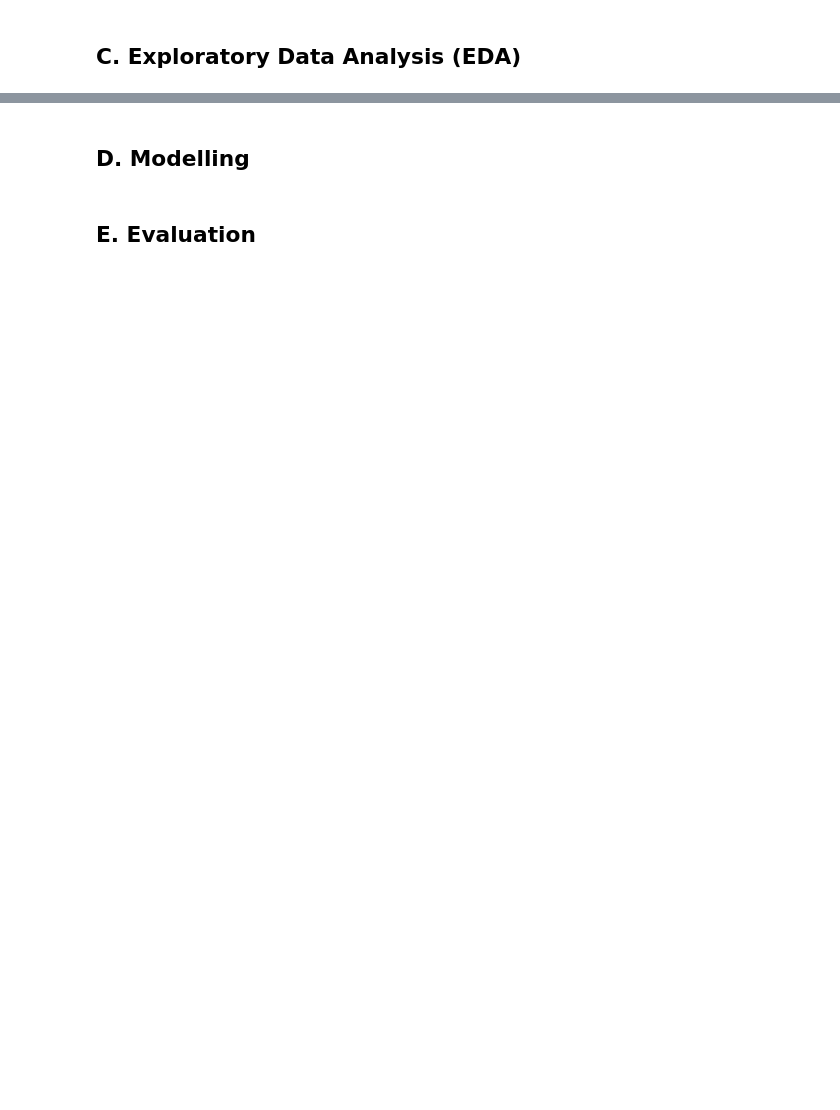
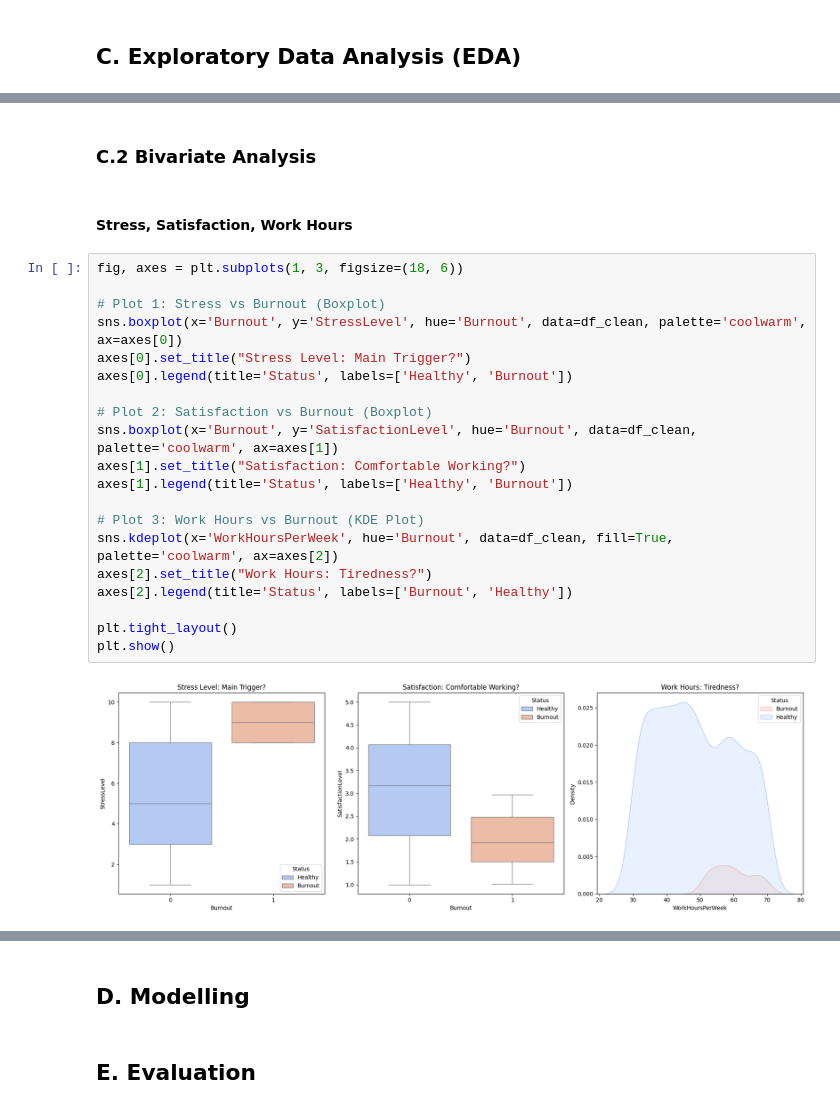
Before and after one commit to HablSank/1Day-1Dataset_MachineLearningProject, a Jupyter notebook: Day-16/Support Vector Machine (HR Burnout)/synthetic_employee_burnout.ipynb, the cells around one changed output, grey strips where cells are left out. Cells and saved outputs as stored; diff of their text form; blank space fills up the shorter version.

Commit message:
Day - 16 (Support Vector Machine) Exploratory Data Done

```diff
--- a/Day-16/Support Vector Machine (HR Burnout)/synthetic_employee_burnout.ipynb
+++ b/Day-16/Support Vector Machine (HR Burnout)/synthetic_employee_burnout.ipynb
@@ -208,0 +233,26 @@ df_clean.head()
+# %% [markdown]
+### C.2 Bivariate Analysis
+# %% [markdown]
+#### Stress, Satisfaction, Work Hours
+# %%
+fig, axes = plt.subplots(1, 3, figsize=(18, 6))
+
+# Plot 1: Stress vs Burnout (Boxplot)
+sns.boxplot(x='Burnout', y='StressLevel', hue='Burnout', data=df_clean, palette='coolwarm', ax=axes[0])
+axes[0].set_title("Stress Level: Main Trigger?")
+axes[0].legend(title='Status', labels=['Healthy', 'Burnout'])
+
+# Plot 2: Satisfaction vs Burnout (Boxplot)
+sns.boxplot(x='Burnout', y='SatisfactionLevel', hue='Burnout', data=df_clean, palette='coolwarm', ax=axes[1])
+axes[1].set_title("Satisfaction: Comfortable Working?")
+axes[1].legend(title='Status', labels=['Healthy', 'Burnout'])
+
+# Plot 3: Work Hours vs Burnout (KDE Plot)
+sns.kdeplot(x='WorkHoursPerWeek', hue='Burnout', data=df_clean, fill=True, palette='coolwarm', ax=axes[2])
+axes[2].set_title("Work Hours: Tiredness?")
+axes[2].legend(title='Status', labels=['Burnout', 'Healthy'])
+
+plt.tight_layout()
+plt.show()
+# %% [output]
+[figure, added]
```
Also changed, not shown: parts of 9 cells of this notebook.
